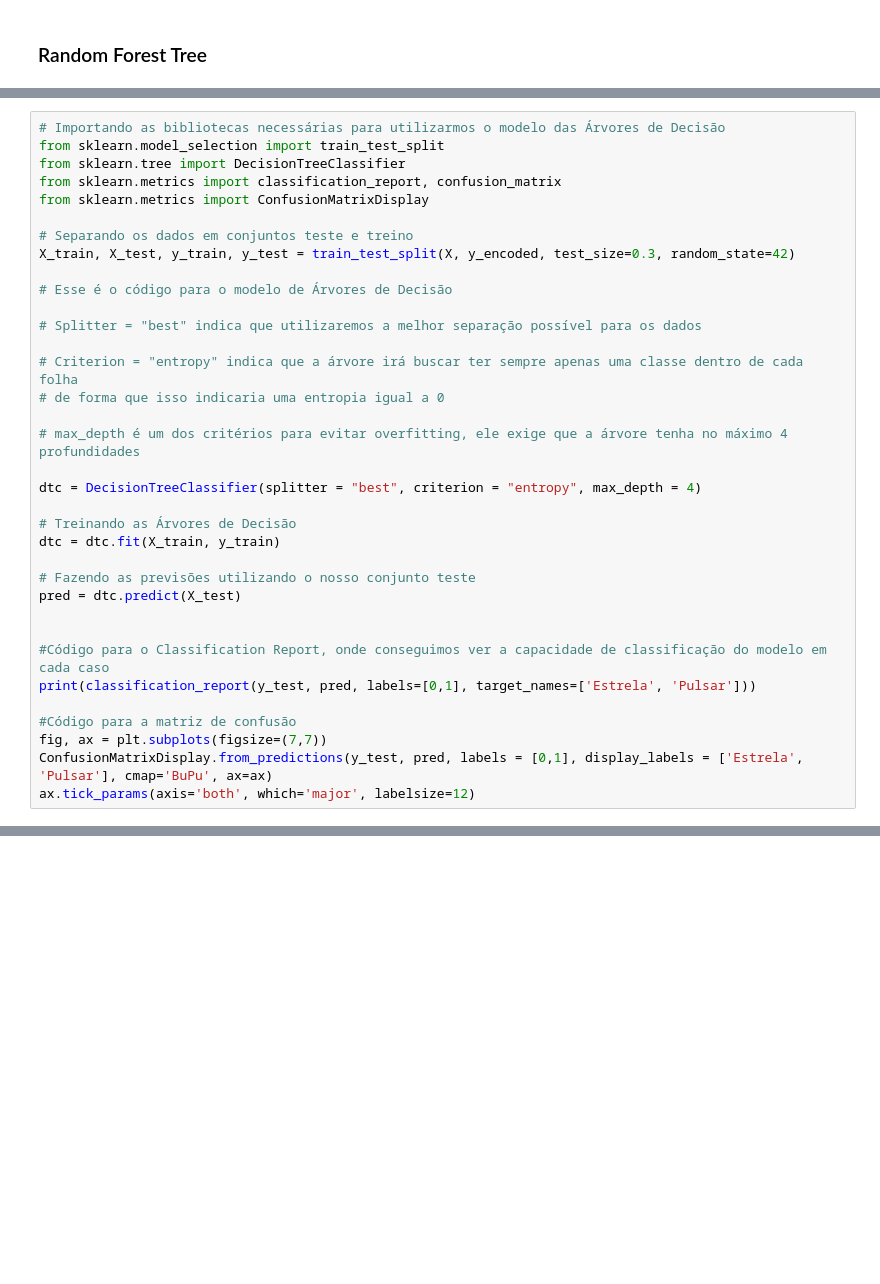
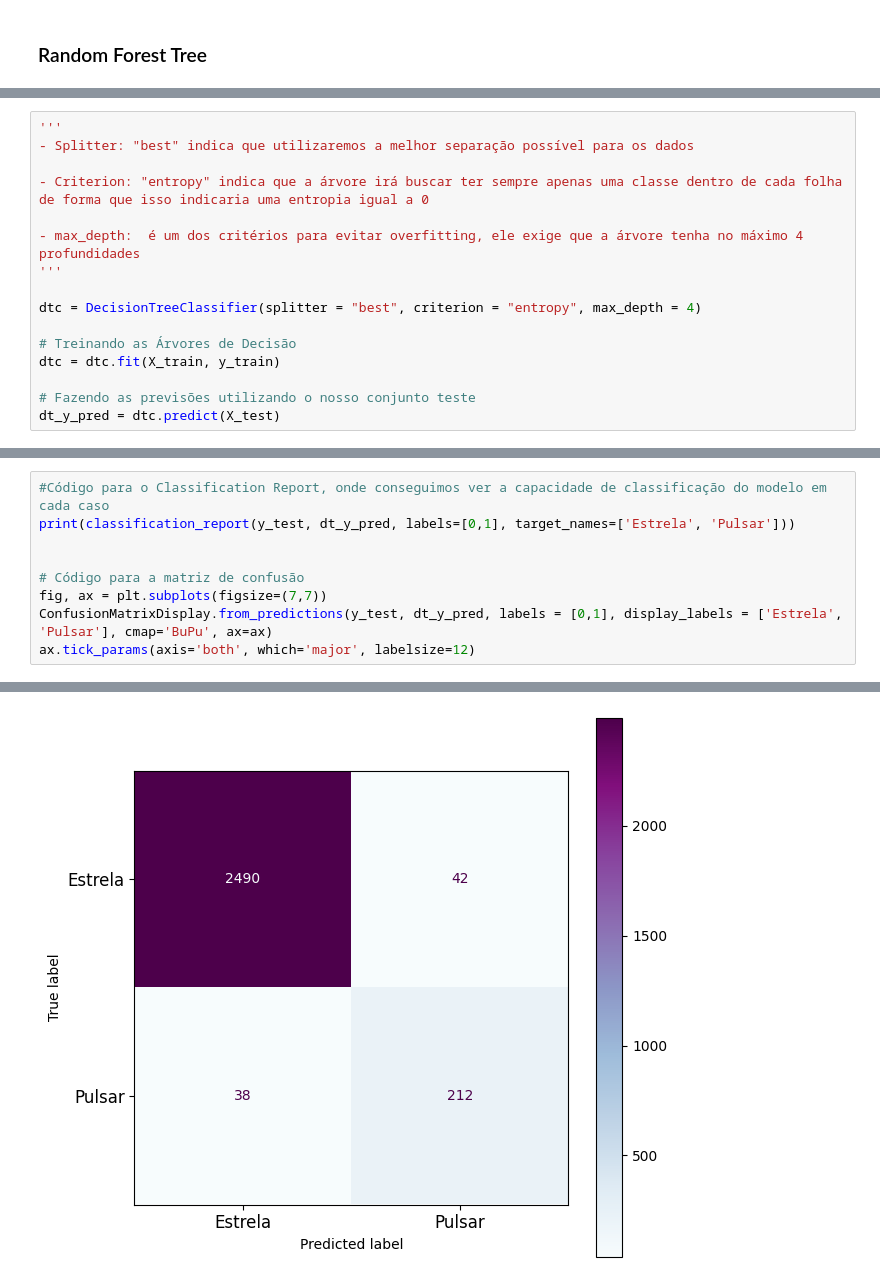
Before and after one commit to rubity/tratamentoDados, a Jupyter notebook: Módulo 3/PulsarDetect.ipynb, the cells around one changed output, grey strips where cells are left out. Drawn from its saved outputs; the diff is of its cells as text; blank space fills up the shorter version.

```diff
--- a/Módulo 3/PulsarDetect.ipynb
+++ b/Módulo 3/PulsarDetect.ipynb
@@ -188,23 +239,14 @@ plt.show()
 lab_enc = preprocessing.LabelEncoder()
 y_encoded = lab_enc.fit_transform(y)
 # %%
-# Importando as bibliotecas necessárias para utilizarmos o modelo das Árvores de Decisão
-from sklearn.model_selection import train_test_split
-from sklearn.tree import DecisionTreeClassifier
-from sklearn.metrics import classification_report, confusion_matrix
-from sklearn.metrics import ConfusionMatrixDisplay
+'''
+- Splitter: "best" indica que utilizaremos a melhor separação possível para os dados
 
-# Separando os dados em conjuntos teste e treino
-X_train, X_test, y_train, y_test = train_test_split(X, y_encoded, test_size=0.3, random_state=42)
+- Criterion: "entropy" indica que a árvore irá buscar ter sempre apenas uma classe dentro de cada folha
+de forma que isso indicaria uma entropia igual a 0
 
-# Esse é o código para o modelo de Árvores de Decisão
-
-# Splitter = "best" indica que utilizaremos a melhor separação possível para os dados
-
-# Criterion = "entropy" indica que a árvore irá buscar ter sempre apenas uma classe dentro de cada folha
-# de forma que isso indicaria uma entropia igual a 0
-
-# max_depth é um dos critérios para evitar overfitting, ele exige que a árvore tenha no máximo 4 profundidades
+- max_depth:  é um dos critérios para evitar overfitting, ele exige que a árvore tenha no máximo 4 profundidades
+'''
 
 dtc = DecisionTreeClassifier(splitter = "best", criterion = "entropy", max_depth = 4)
 
@@ -212,13 +254,4 @@ dtc = DecisionTreeClassifier(splitter = "best", criterion = "entropy", max_depth
 dtc = dtc.fit(X_train, y_train)
 
 # Fazendo as previsões utilizando o nosso conjunto teste
-pred = dtc.predict(X_test)
-
-
-#Código para o Classification Report, onde conseguimos ver a capacidade de classificação do modelo em cada caso
-print(classification_report(y_test, pred, labels=[0,1], target_names=['Estrela', 'Pulsar']))
-
-#Código para a matriz de confusão
-fig, ax = plt.subplots(figsize=(7,7))
-ConfusionMatrixDisplay.from_predictions(y_test, pred, labels = [0,1], display_labels = ['Estrela', 'Pulsar'], cmap='BuPu', ax=ax)
-ax.tick_params(axis='both', which='major', labelsize=12)
+dt_y_pred = dtc.predict(X_test)
@@ -234,0 +258,10 @@ weighted avg       0.97      0.97      0.97      2782
+# %%
+#Código para o Classification Report, onde conseguimos ver a capacidade de classificação do modelo em cada caso
+print(classification_report(y_test, dt_y_pred, labels=[0,1], target_names=['Estrela', 'Pulsar']))
+
+
+# Código para a matriz de confusão
+fig, ax = plt.subplots(figsize=(7,7))
+ConfusionMatrixDisplay.from_predictions(y_test, dt_y_pred, labels = [0,1], display_labels = ['Estrela', 'Pulsar'], cmap='BuPu', ax=ax)
+ax.tick_params(axis='both', which='major', labelsize=12)
+# %% [output]
@@ -235,3 +276,4 @@ weighted avg       0.97      0.97      0.97      2782
+[figure, added]
 # %%
 #Código para plotar a árvore
 
```
Also changed, not shown: parts of 27 cells of this notebook, 1 other file.
